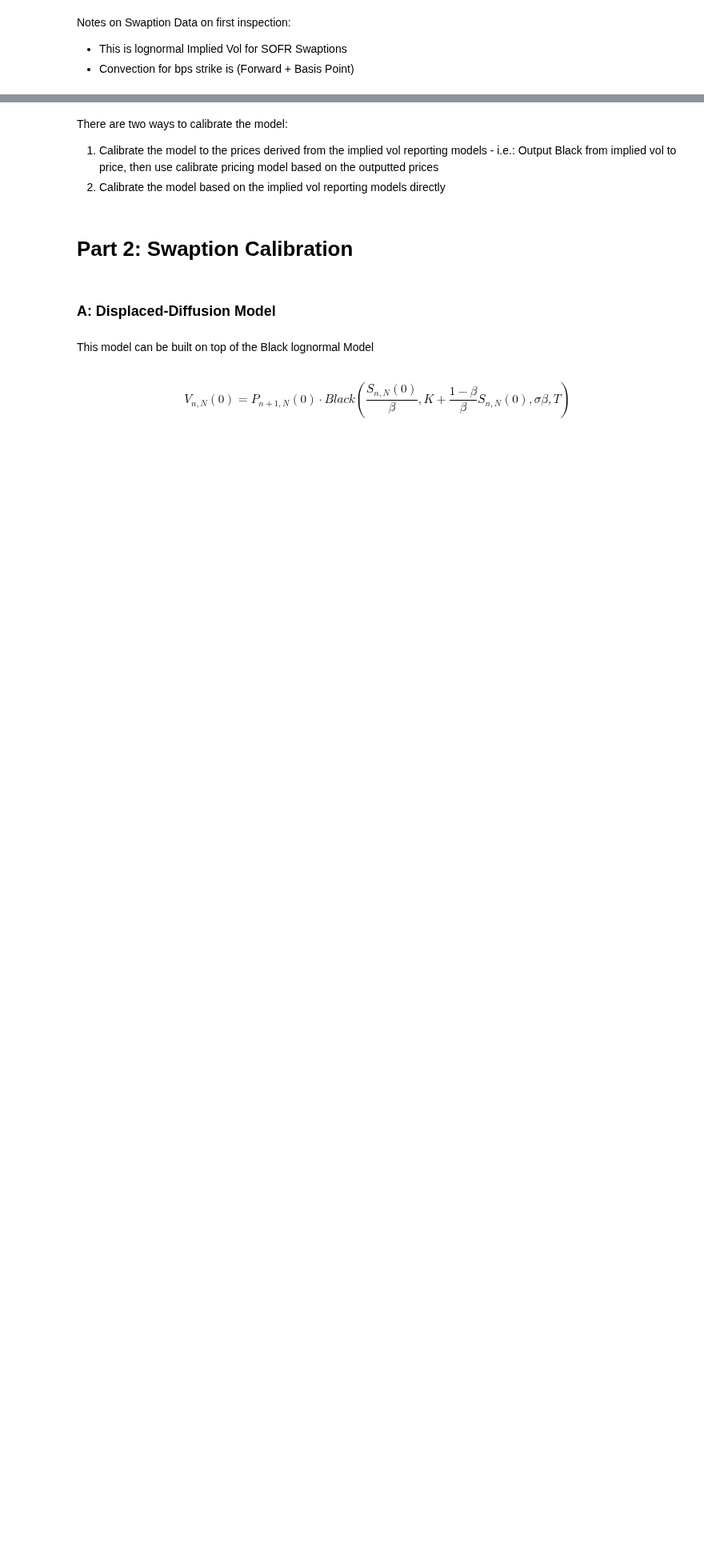
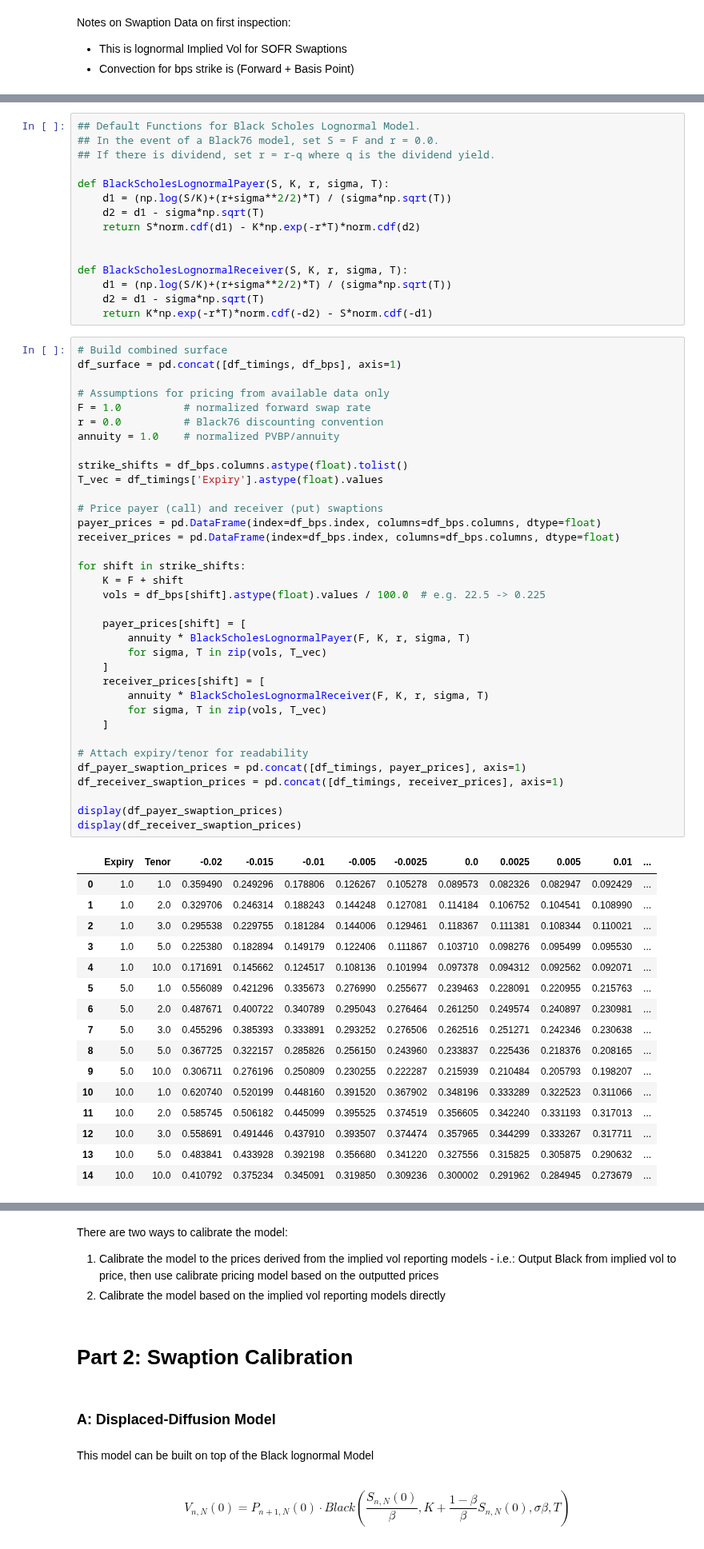
Before and after one commit to Gregtwl/QF605_Assignment, a Jupyter notebook: Answer_Deck_Part2.ipynb, the cells around one changed output, grey strips where cells are left out. Shown at 80% size. Cells and saved outputs as stored; diff of their text form; blank space fills up the shorter version.

```diff
--- a/Answer_Deck_Part2.ipynb
+++ b/Answer_Deck_Part2.ipynb
@@ -49,0 +84,67 @@ df_swaption
+# %%
+## Default Functions for Black Scholes Lognormal Model.
+## In the event of a Black76 model, set S = F and r = 0.0.
+## If there is dividend, set r = r-q where q is the dividend yield.
+
+def BlackScholesLognormalPayer(S, K, r, sigma, T):
+    d1 = (np.log(S/K)+(r+sigma**2/2)*T) / (sigma*np.sqrt(T))
+    d2 = d1 - sigma*np.sqrt(T)
+    return S*norm.cdf(d1) - K*np.exp(-r*T)*norm.cdf(d2)
+
+
+def BlackScholesLognormalReceiver(S, K, r, sigma, T):
+    d1 = (np.log(S/K)+(r+sigma**2/2)*T) / (sigma*np.sqrt(T))
+    d2 = d1 - sigma*np.sqrt(T)
+    return K*np.exp(-r*T)*norm.cdf(-d2) - S*norm.cdf(-d1)
+# %%
+# Build combined surface
+df_surface = pd.concat([df_timings, df_bps], axis=1)
+
+# Assumptions for pricing from available data only
+F = 1.0          # normalized forward swap rate
+r = 0.0          # Black76 discounting convention
+annuity = 1.0    # normalized PVBP/annuity
+
+strike_shifts = df_bps.columns.astype(float).tolist()
+T_vec = df_timings['Expiry'].astype(float).values
+
+# Price payer (call) and receiver (put) swaptions
+payer_prices = pd.DataFrame(index=df_bps.index, columns=df_bps.columns, dtype=float)
+receiver_prices = pd.DataFrame(index=df_bps.index, columns=df_bps.columns, dtype=float)
+
+for shift in strike_shifts:
+    K = F + shift
+    vols = df_bps[shift].astype(float).values / 100.0  # e.g. 22.5 -> 0.225
+
+    payer_prices[shift] = [
+        annuity * BlackScholesLognormalPayer(F, K, r, sigma, T)
+        for sigma, T in zip(vols, T_vec)
+    ]
+    receiver_prices[shift] = [
+        annuity * BlackScholesLognormalReceiver(F, K, r, sigma, T)
+        for sigma, T in zip(vols, T_vec)
+    ]
+
+# Attach expiry/tenor for readability
+df_payer_swaption_prices = pd.concat([df_timings, payer_prices], axis=1)
+df_receiver_swaption_prices = pd.concat([df_timings, receiver_prices], axis=1)
+
+display(df_payer_swaption_prices)
+display(df_receiver_swaption_prices)
+# %% [output]
+|  | Expiry | Tenor | -0.02 | -0.015 | -0.01 | -0.005 | -0.0025 | 0.0 | 0.0025 | 0.005 | 0.01 | ... |
+| 0 | 1.0 | 1.0 | 0.359490 | 0.249296 | 0.178806 | 0.126267 | 0.105278 | 0.089573 | 0.082326 | 0.082947 | 0.092429 | ... |
+| 1 | 1.0 | 2.0 | 0.329706 | 0.246314 | 0.188243 | 0.144248 | 0.127081 | 0.114184 | 0.106752 | 0.104541 | 0.108990 | ... |
+| 2 | 1.0 | 3.0 | 0.295538 | 0.229755 | 0.181284 | 0.144006 | 0.129461 | 0.118367 | 0.111381 | 0.108344 | 0.110021 | ... |
+| 3 | 1.0 | 5.0 | 0.225380 | 0.182894 | 0.149179 | 0.122406 | 0.111867 | 0.103710 | 0.098276 | 0.095499 | 0.095530 | ... |
+| 4 | 1.0 | 10.0 | 0.171691 | 0.145662 | 0.124517 | 0.108136 | 0.101994 | 0.097378 | 0.094312 | 0.092562 | 0.092071 | ... |
+| 5 | 5.0 | 1.0 | 0.556089 | 0.421296 | 0.335673 | 0.276990 | 0.255677 | 0.239463 | 0.228091 | 0.220955 | 0.215763 | ... |
+| 6 | 5.0 | 2.0 | 0.487671 | 0.400722 | 0.340789 | 0.295043 | 0.276464 | 0.261250 | 0.249574 | 0.240897 | 0.230981 | ... |
+| 7 | 5.0 | 3.0 | 0.455296 | 0.385393 | 0.333891 | 0.293252 | 0.276506 | 0.262516 | 0.251271 | 0.242346 | 0.230638 | ... |
+| 8 | 5.0 | 5.0 | 0.367725 | 0.322157 | 0.285826 | 0.256150 | 0.243960 | 0.233837 | 0.225436 | 0.218376 | 0.208165 | ... |
+| 9 | 5.0 | 10.0 | 0.306711 | 0.276196 | 0.250809 | 0.230255 | 0.222287 | 0.215939 | 0.210484 | 0.205793 | 0.198207 | ... |
+| 10 | 10.0 | 1.0 | 0.620740 | 0.520199 | 0.448160 | 0.391520 | 0.367902 | 0.348196 | 0.333289 | 0.322523 | 0.311066 | ... |
+| 11 | 10.0 | 2.0 | 0.585745 | 0.506182 | 0.445099 | 0.395525 | 0.374519 | 0.356605 | 0.342240 | 0.331193 | 0.317013 | ... |
+| 12 | 10.0 | 3.0 | 0.558691 | 0.491446 | 0.437910 | 0.393507 | 0.374474 | 0.357965 | 0.344299 | 0.333267 | 0.317711 | ... |
+| 13 | 10.0 | 5.0 | 0.483841 | 0.433928 | 0.392198 | 0.356680 | 0.341220 | 0.327556 | 0.315825 | 0.305875 | 0.290632 | ... |
+| 14 | 10.0 | 10.0 | 0.410792 | 0.375234 | 0.345091 | 0.319850 | 0.309236 | 0.300002 | 0.291962 | 0.284945 | 0.273679 | ... |
```
Also changed, not shown: parts of 8 cells of this notebook.
